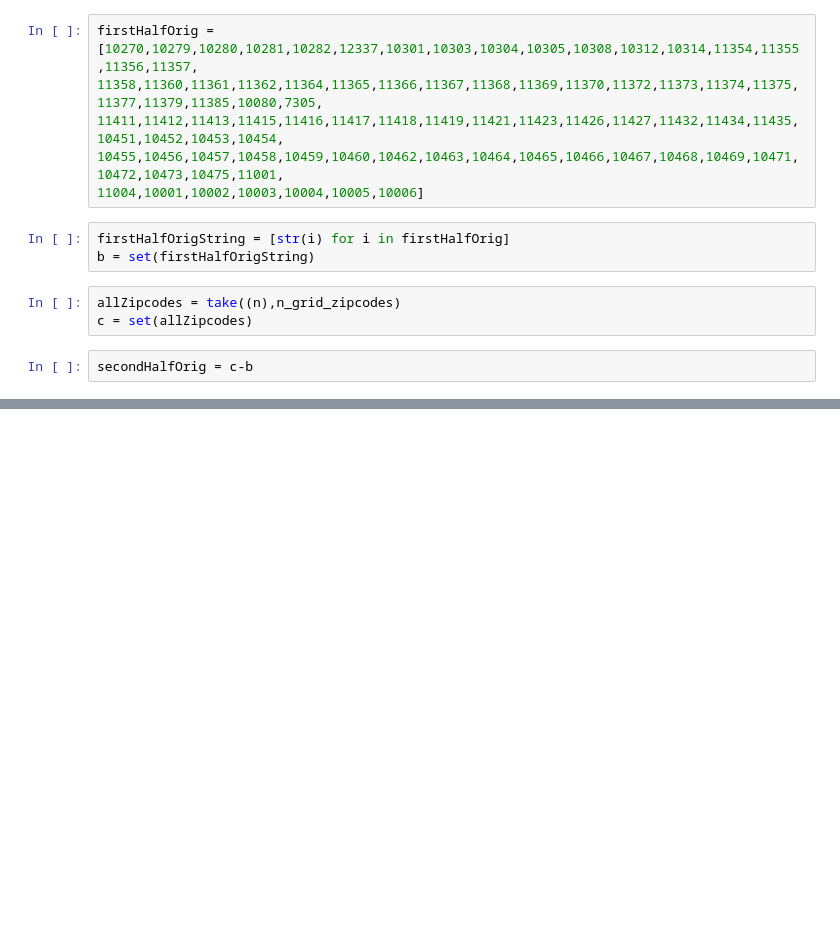
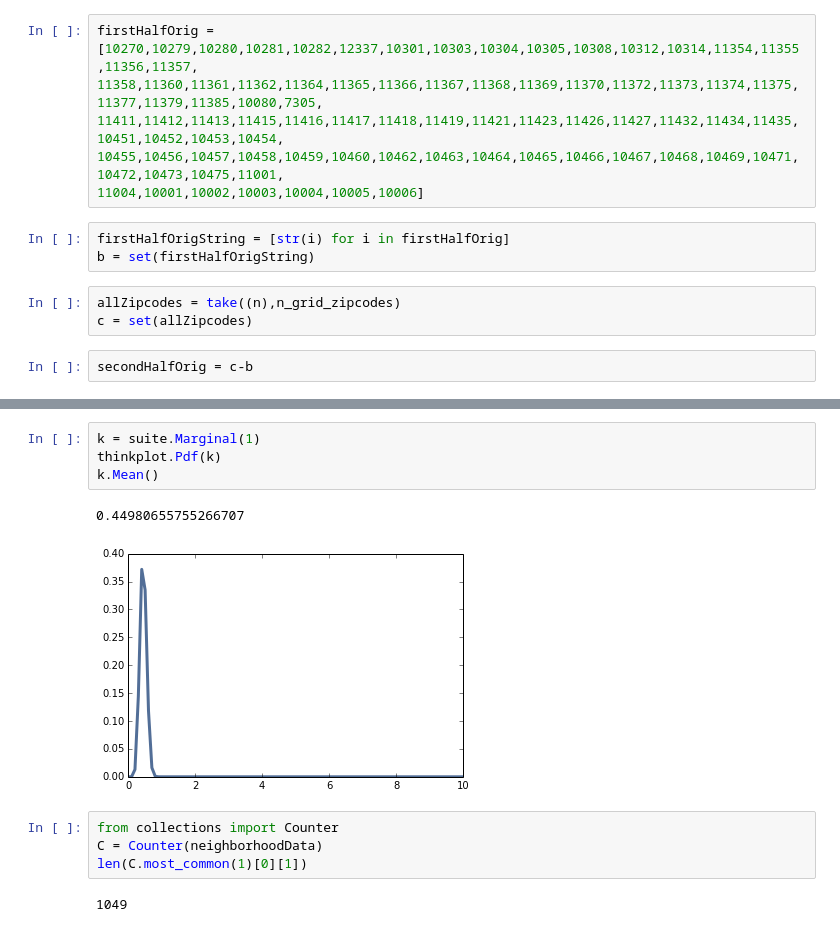
Before and after one commit to ajackso/SurvivalAnalysis, a Jupyter notebook: NYCListing.ipynb, the cells around one changed output, grey strips where cells are left out. Cells and saved outputs as stored; diff of their text form; blank space fills up the shorter version.

```diff
--- a/NYCListing.ipynb
+++ b/NYCListing.ipynb
@@ -201,0 +350,13 @@ df.head()
+# %%
+k = suite.Marginal(1)
+thinkplot.Pdf(k)
+k.Mean()
+# %% [output]
+0.44980655755266707
+[figure, added]
+# %%
+from collections import Counter
+C = Counter(neighborhoodData)
+len(C.most_common(1)[0][1])
+# %% [output]
+1049
```
Also changed, not shown: parts of 20 cells of this notebook, 4 other files.
